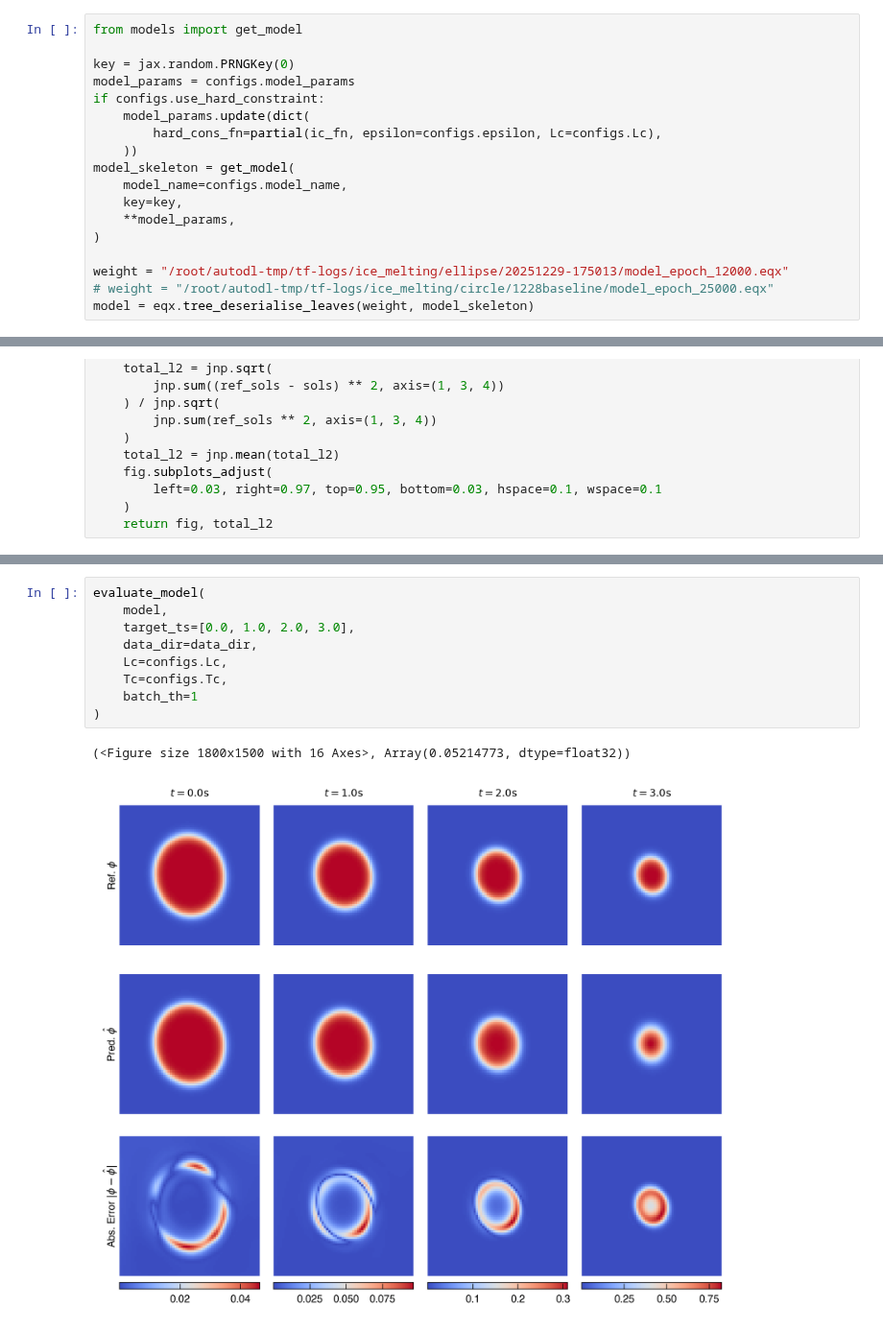
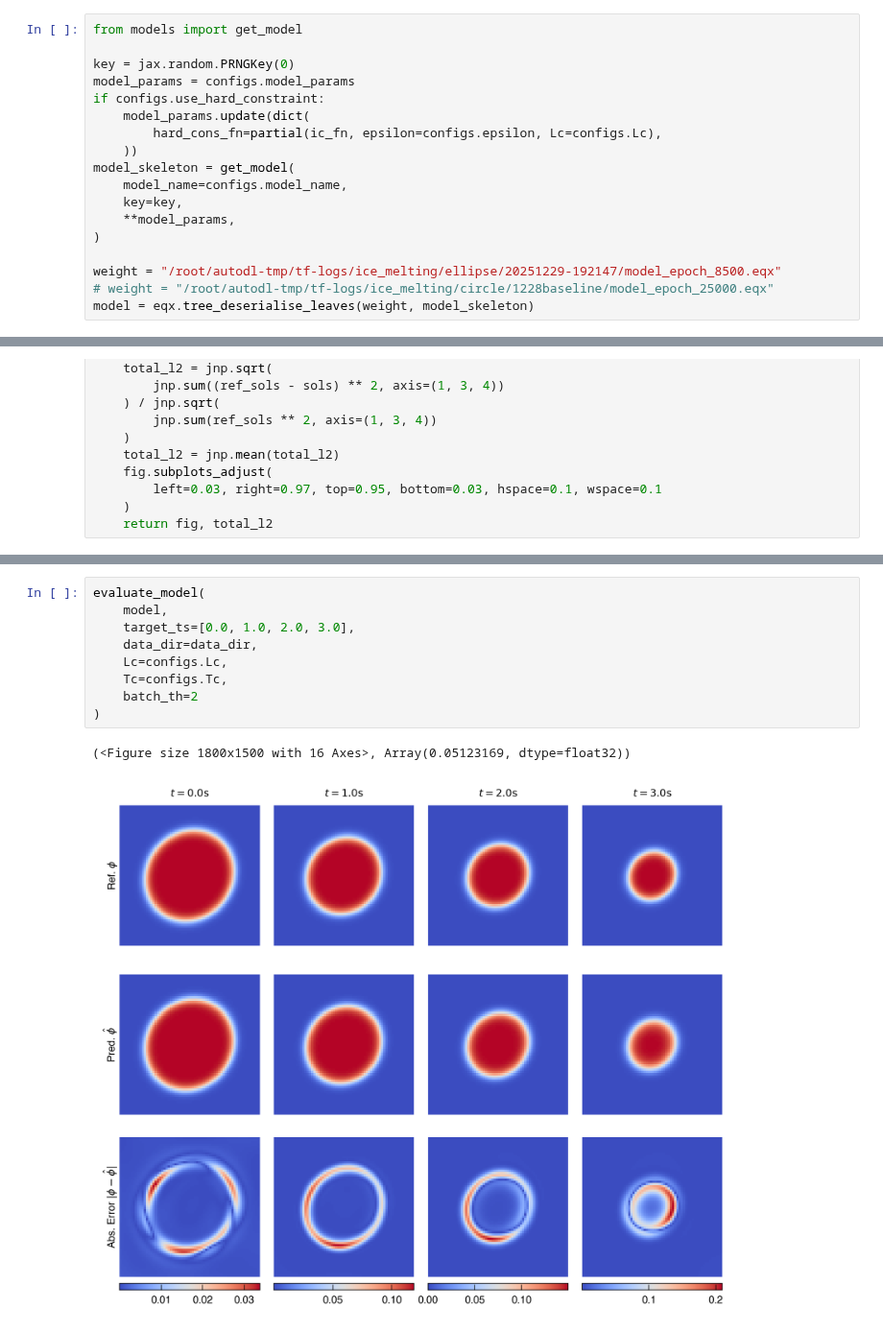
Before and after one commit to NanxiiChen/PI-CViT, a Jupyter notebook: ice_melting/eval.ipynb, the cells around one changed output, grey strips where cells are left out. Shown at 96% size. Cells and saved outputs as stored; diff of their text form.

```diff
--- a/ice_melting/eval.ipynb
+++ b/ice_melting/eval.ipynb
@@ -84,7 +84,7 @@ model_skeleton = get_model(
     **model_params,
 )
 
-weight = "/root/autodl-tmp/tf-logs/ice_melting/ellipse/20251229-175013/model_epoch_12000.eqx"
+weight = "/root/autodl-tmp/tf-logs/ice_melting/ellipse/20251229-192147/model_epoch_8500.eqx"
 # weight = "/root/autodl-tmp/tf-logs/ice_melting/circle/1228baseline/model_epoch_25000.eqx"
 model = eqx.tree_deserialise_leaves(weight, model_skeleton)
 # %%
@@ -213,12 +217,12 @@ Array([[3.2203243e+01, 2.9170219e+01, 3.5931909e-04],
 # %%
 evaluate_model(
     model,
     target_ts=[0.0, 1.0, 2.0, 3.0],
     data_dir=data_dir,
     Lc=configs.Lc,
     Tc=configs.Tc,
-    batch_th=1
+    batch_th=2
 )
 # %% [output]
-(<Figure size 1800x1500 with 16 Axes>, Array(0.05214773, dtype=float32))
+(<Figure size 1800x1500 with 16 Axes>, Array(0.05123169, dtype=float32))
-[figure, old version]
+[figure, new version]
```
Also changed, not shown: parts of 1 cell of this notebook, 1 other file.
